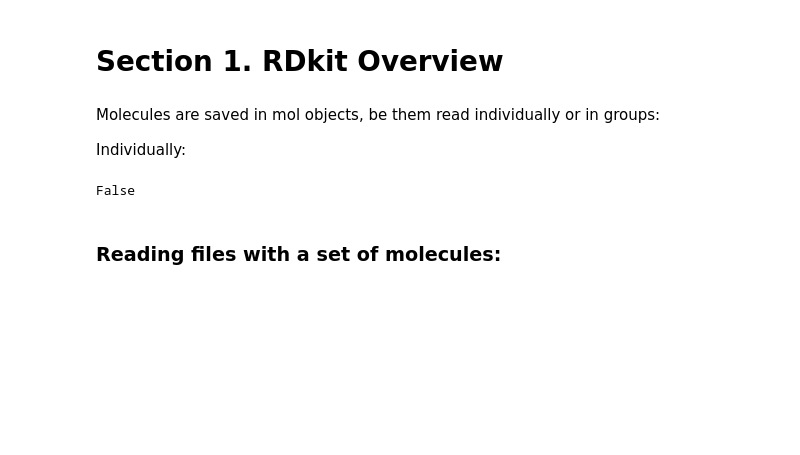
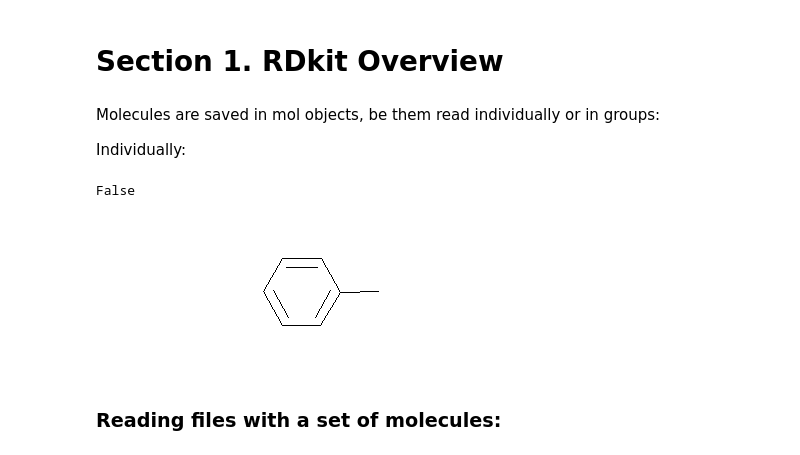
Before and after one commit to isidroc/bioalerts, a Jupyter notebook: RDkit_Introduction.ipynb, the cells around one changed output. Drawn from its saved outputs; the diff is of its cells as text; code cells hidden in the pictures; blank space fills up the shorter version.

```diff
--- a/RDkit_Introduction.ipynb
+++ b/RDkit_Introduction.ipynb
@@ -48,6 +48,10 @@ m is None
 # True if there was a problem
 # %% [output]
 False
+# %%
+m
+# %% [output]
+[figure, added]
 # %% [markdown]
 ### Reading files with a set of molecules:
 # %%
```
Also changed, not shown: parts of 1 cell of this notebook, 27 other files.
